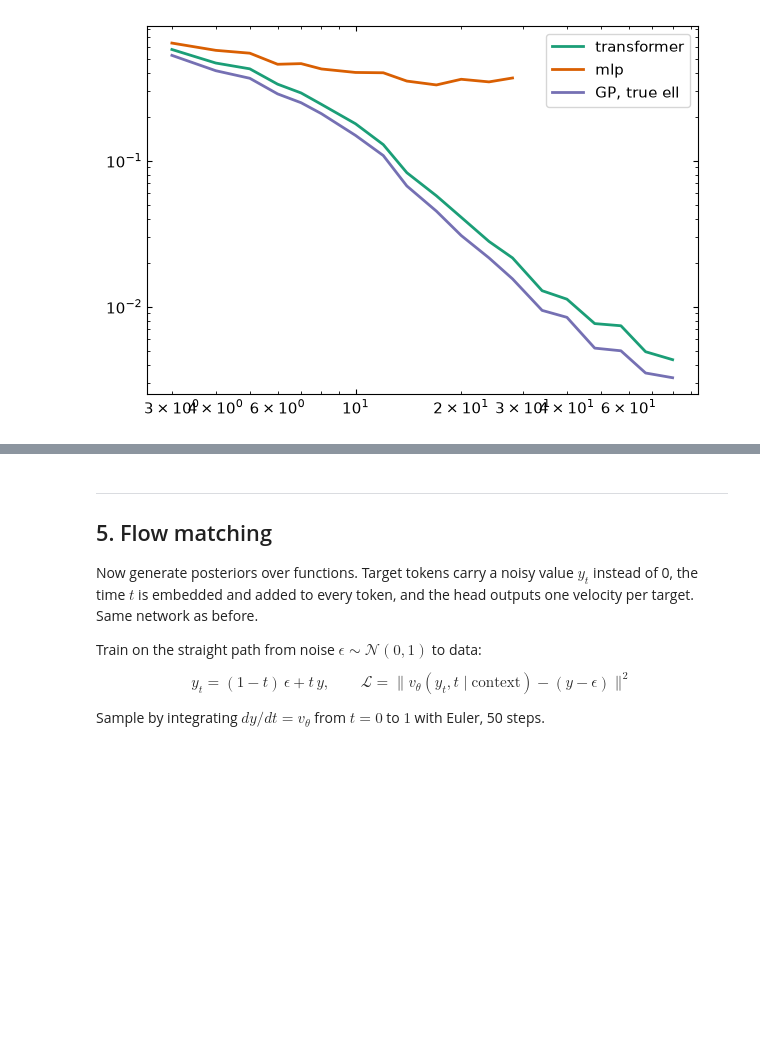
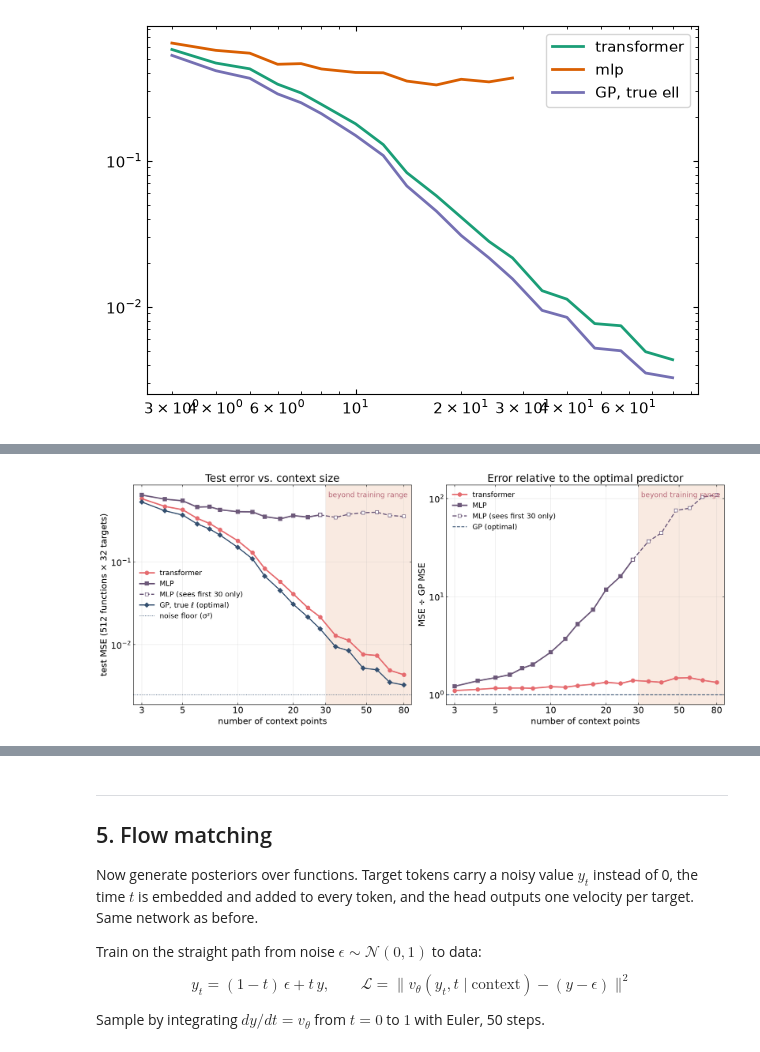
Before and after one commit to chrissellgren/ML_f26, a Jupyter notebook: lab2/lab2.ipynb, the cells around one changed output, grey strips where cells are left out. Cells and saved outputs as stored; diff of their text form; code cells hidden in the pictures; blank space fills up the shorter version.

```diff
--- a/lab2/lab2.ipynb
+++ b/lab2/lab2.ipynb
@@ -750,0 +774,60 @@ plt.legend()
+# %%
+# [Claude-generated] Cleaned-up test error vs. number of context points.
+# Left: MSE for each model on log-log axes, using mse_tr / mse_mlp / mse_gp from the cells above.
+# The MLP is also scored past 30 context points, on the same test functions (same keys);
+# run_mlp keeps only the first 30 there, so that part is dashed. Shaded: more context than any
+# training batch had (3-30). Right: each model's MSE divided by the GP's, i.e. how many times
+# worse than the best possible prediction (1 = optimal).
+SUNSET = {"dusk": "#355070", "plum": "#6d597a", "rose": "#b56576",
+          "coral": "#e56b6f", "peach": "#eaac8b", "gold": "#f6bd60"}
+
+ctx_beyond = ctx_list[len(ctx_list_cut):]
+mse_mlp_beyond = []
+for n in ctx_beyond:
+    xc_test, yc_test, xt_test, yt_test, _ = sample_tasks(jax.random.key(328 + int(n)), batch=512, n_ctx=int(n))
+    # truncate here as well: run_mlp builds valid_mask before its own truncation, so >30 points breaks it
+    y_mlp, _ = run_mlp(params_mlp, xc_test[:, :30], yc_test[:, :30], xt_test, yt_test)
+    mse_mlp_beyond.append(float(jnp.mean((y_mlp - yt_test) ** 2)))
+
+err_tr = np.array([float(m) for m in mse_tr])
+err_gp = np.array([float(m) for m in mse_gp])
+err_mlp = np.array([float(m) for m in mse_mlp])
+err_mlp_beyond = np.concatenate([err_mlp[-1:], mse_mlp_beyond])   # start dashed line at the last solid point
+ctx_mlp_beyond = np.concatenate([ctx_list_cut[-1:], ctx_beyond])
+
+with plt.rc_context({"font.size": 16}):
+    fig, (ax_err, ax_ratio) = plt.subplots(1, 2, figsize=(16, 6.5), dpi=150, layout="constrained")
+    for ax in (ax_err, ax_ratio):
+        ax.axvspan(30, ctx_list[-1] * 1.1, color=SUNSET["peach"], alpha=0.25, lw=0)
+        ax.text(31, 0.97, "beyond training range", transform=ax.get_xaxis_transform(),
+                va="top", color=SUNSET["rose"], fontsize=13)
+
+    ax_err.plot(ctx_list, err_tr, "o-", color=SUNSET["coral"], lw=2.5, ms=7, label="transformer")
+    ax_err.plot(ctx_list_cut, err_mlp, "s-", color=SUNSET["plum"], lw=2.5, ms=7, label="MLP")
+    ax_err.plot(ctx_mlp_beyond, err_mlp_beyond, "s--", color=SUNSET["plum"], lw=2, ms=6, mfc="white",
+                label="MLP (sees first 30 only)")
+    ax_err.plot(ctx_list, err_gp, "D-", color=SUNSET["dusk"], lw=2, ms=6, label="GP, true ℓ (optimal)")
+    ax_err.axhline(NOISE_STD**2, color=SUNSET["dusk"], lw=1.2, ls=":", label="noise floor (σ²)")
+    ax_err.set_ylabel("test MSE (512 functions × 32 targets)")
+    ax_err.set_title("Test error vs. context size")
+
+    ax_ratio.plot(ctx_list, err_tr / err_gp, "o-", color=SUNSET["coral"], lw=2.5, ms=7, label="transformer")
+    ax_ratio.plot(ctx_list_cut, err_mlp / err_gp[:len(err_mlp)], "s-", color=SUNSET["plum"], lw=2.5, ms=7, label="MLP")
+    ax_ratio.plot(ctx_mlp_beyond, err_mlp_beyond / err_gp[len(err_mlp) - 1:], "s--", color=SUNSET["plum"],
+                  lw=2, ms=6, mfc="white", label="MLP (sees first 30 only)")
+    ax_ratio.axhline(1, color=SUNSET["dusk"], lw=1.5, ls="--", label="GP (optimal)")
+    ax_ratio.set_ylabel("MSE ÷ GP MSE")
+    ax_ratio.set_title("Error relative to the optimal predictor")
+
+    for ax in (ax_err, ax_ratio):
+        ax.set_xscale("log")
+        ax.set_yscale("log")
+        ax.set_xticks([3, 5, 10, 20, 30, 50, 80], labels=["3", "5", "10", "20", "30", "50", "80"])
+        ax.minorticks_off()
+        ax.set_xlim(ctx_list[0] * 0.9, ctx_list[-1] * 1.1)
+        ax.set_xlabel("number of context points")
+        ax.grid(alpha=0.3)
+        ax.legend(frameon=False, fontsize=13)
+    plt.show()
+# %% [output]
+[figure, added]
```
Also changed, not shown: parts of 8 cells of this notebook.
